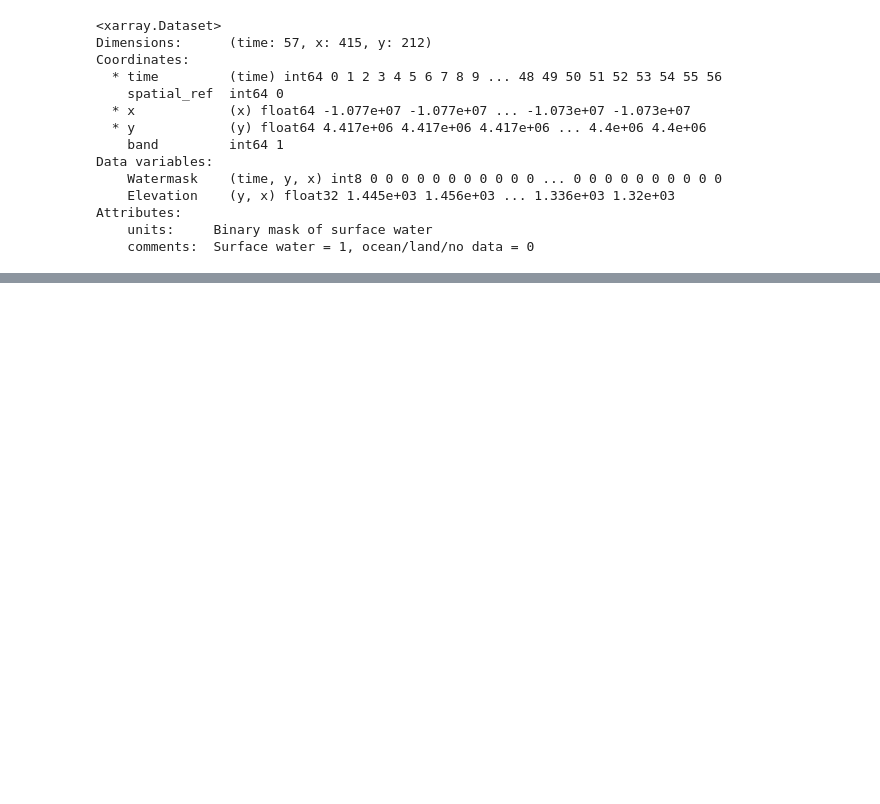
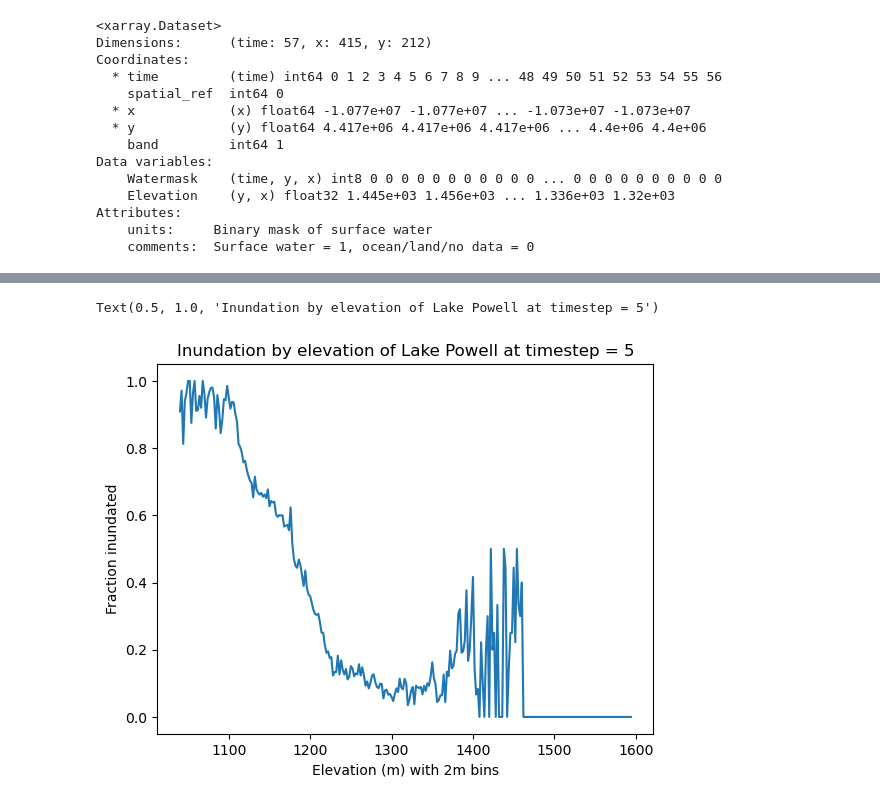
Before and after one commit to ascheliga/CYGNSS-GRACE, a Jupyter notebook: notebooks/scratchwork_hydroSHEDS.ipynb, the cells around one changed output, grey strips where cells are left out. Saved outputs shown, nothing was run; the diff lists cells and outputs as text; code cells hidden in the pictures; blank space fills up the shorter version.

```diff
--- a/notebooks/scratchwork_hydroSHEDS.ipynb
+++ b/notebooks/scratchwork_hydroSHEDS.ipynb
@@ -80,0 +130,4 @@ Attributes:
+# %%
+combo_df = combo_ds.to_dataframe()
+combo_df.reset_index(inplace=True)
+combo_df.head(2)
@@ -80,0 +138,3 @@ Attributes:
+# %%
+elev_time_stats = combo_df.groupby(['time',pd.cut(combo_df['Elevation'], elev_bins)],observed=True)['Watermask'].mean()
+elev_time_stats
@@ -80,0 +155,13 @@ Attributes:
+# %%
+elev_bin_mids = elev_time_stats.index.get_level_values('Elevation').map(lambda x: x.mid)
+elev_bin_mids_unique = elev_bin_mids.astype(float).unique()
+# %%
+timestep = 5
+# elev_time_stats.loc[1].plot()
+plt.plot(elev_bin_mids_unique,elev_time_stats.loc[timestep])
+plt.ylabel('Fraction inundated')
+plt.xlabel('Elevation (m) with 2m bins')
+plt.title('Inundation by elevation of Lake Powell at timestep = '+str(timestep))
+# %% [output]
+Text(0.5, 1.0, 'Inundation by elevation of Lake Powell at timestep = 5')
+[figure, added]
```
Also changed, not shown: parts of 16 cells of this notebook.
